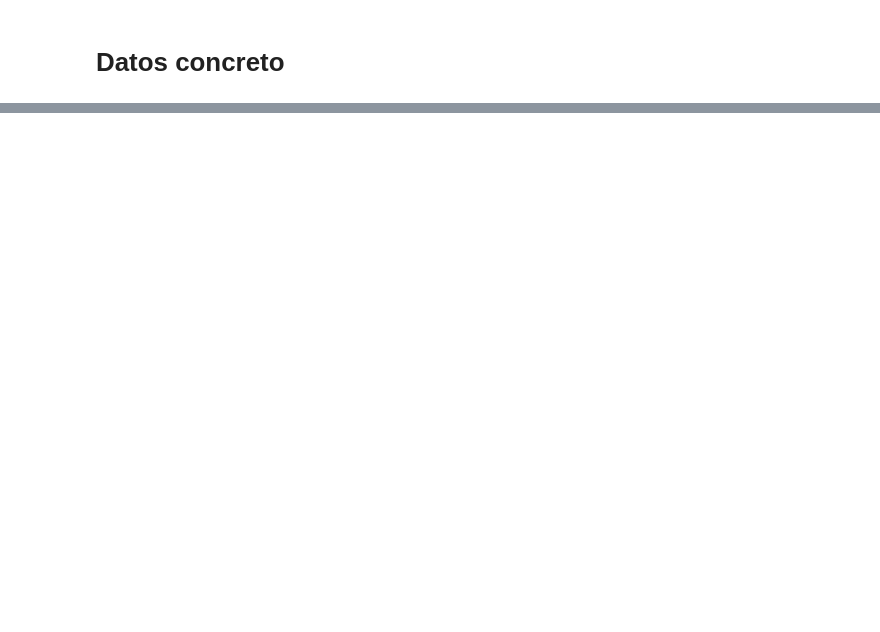
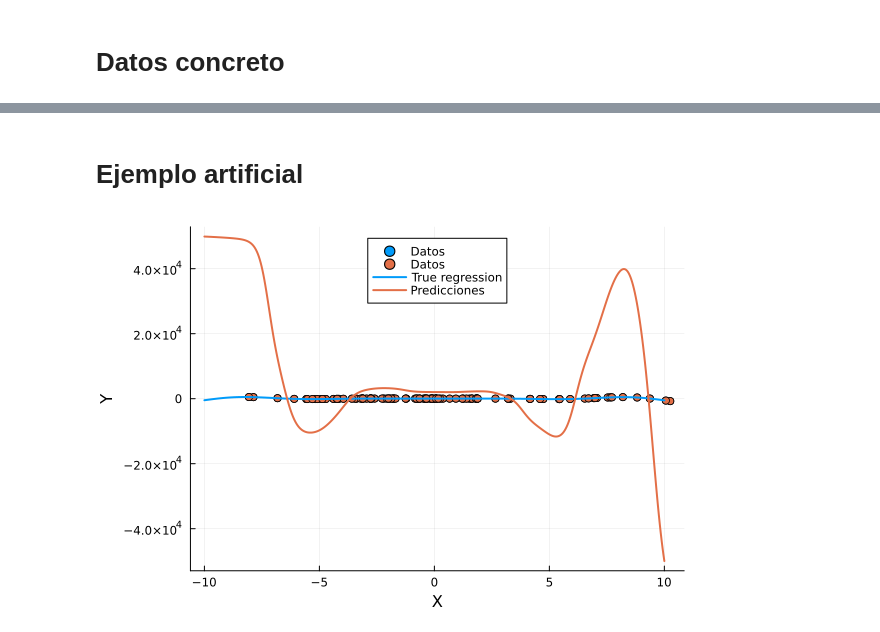
Before and after one commit to LeonardoBlanco08/SpechtNeuralNetworks, a Jupyter notebook: Implementación/GRNN/Ejemplos de regresión con GRNN.ipynb, the cells around one changed output, grey strips where cells are left out. Cells and saved outputs as stored; diff of their text form; code cells hidden in the pictures; blank space fills up the shorter version.

```diff
--- a/Implementación/GRNN/Ejemplos de regresión con GRNN.ipynb
+++ b/Implementación/GRNN/Ejemplos de regresión con GRNN.ipynb
@@ -201,0 +180,34 @@ cor(y1, y1_pred)
+# %% [markdown]
+# Ejemplo artificial
+# %%
+using Random
+using Plots
+
+# Configuración de la semilla para la reproducibilidad
+Random.seed!(12345)
+
+# Generación de los datos
+n = 100
+eps = randn(n) .* 2
+m(x) = x^3 * sin(x) + x^2 * cos(x/2) - 2x + 5 +15
+x0 = randn(n) .* 4  # Aumentar el rango de dispersión de x0
+y0 = m.(x0) .+ eps
+x1 = collect(range(-10, 10, length=500))  # Asegurarse de que xGrid sea un vector
+y1 = m.(x1)
+
+# Bandwidth
+h = 0.5
+
+# Se calcula el estimador de Nadaraya-Watson
+# Aquí se asume que tienes una función GRNN definida en otro lugar
+y1_pred = GRNN(x1, y0, x0, h, "gaussiano", false)
+
+# Graficar los datos
+plot(x0, y0, seriestype=:scatter, label="Datos", xlabel="X", ylabel="Y")
+scatter!(x0, y0, label="Datos", legend=:top)
+
+# Añadir las líneas correspondientes
+plot!(x1, y1, label="True regression", color=1, linewidth=2)
+plot!(x1, y1_pred, label="Predicciones", color=2, linewidth=2)
+# %% [output]
+[figure, added]
```
Also changed, not shown: parts of 10 cells of this notebook, 1 other file.
